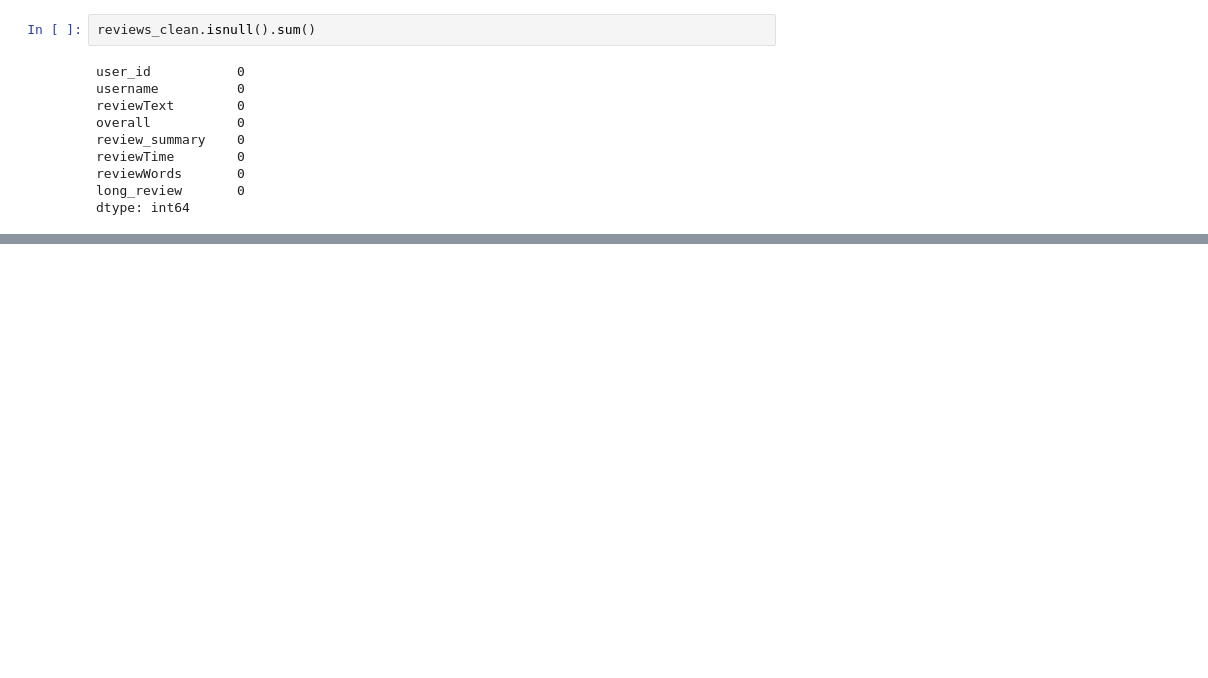
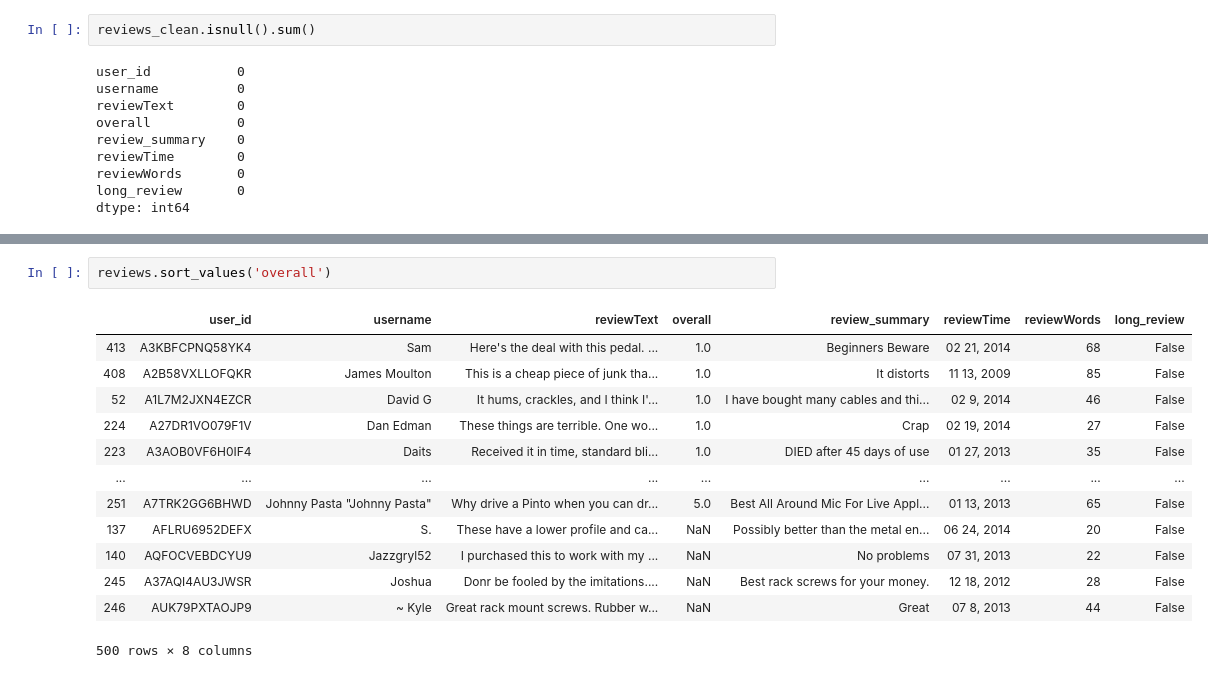
Before and after one commit to Justice-Through-Code/fall_2020, a Jupyter notebook: lessons/jupyter_notebooks/data_cleaning.ipynb, the cells around one changed output, grey strips where cells are left out. Cells and saved outputs as stored; diff of their text form; blank space fills up the shorter version.

```diff
--- a/lessons/jupyter_notebooks/data_cleaning.ipynb
+++ b/lessons/jupyter_notebooks/data_cleaning.ipynb
@@ -430,0 +449,16 @@ For this challenge in this class, make an awesome python function!
+# %%
+reviews.sort_values('overall')
+# %% [output]
+|  | user_id | username | reviewText | overall | review_summary | reviewTime | reviewWords | long_review |
+| 413 | A3KBFCPNQ58YK4 | Sam | Here's the deal with this pedal. ... | 1.0 | Beginners Beware | 02 21, 2014 | 68 | False |
+| 408 | A2B58VXLLOFQKR | James Moulton | This is a cheap piece of junk tha... | 1.0 | It distorts | 11 13, 2009 | 85 | False |
+| 52 | A1L7M2JXN4EZCR | David G | It hums, crackles, and I think I'... | 1.0 | I have bought many cables and thi... | 02 9, 2014 | 46 | False |
+| 224 | A27DR1VO079F1V | Dan Edman | These things are terrible. One wo... | 1.0 | Crap | 02 19, 2014 | 27 | False |
+| 223 | A3AOB0VF6H0IF4 | Daits | Received it in time, standard bli... | 1.0 | DIED after 45 days of use | 01 27, 2013 | 35 | False |
+| ... | ... | ... | ... | ... | ... | ... | ... | ... |
+| 251 | A7TRK2GG6BHWD | Johnny Pasta "Johnny Pasta" | Why drive a Pinto when you can dr... | 5.0 | Best All Around Mic For Live Appl... | 01 13, 2013 | 65 | False |
+| 137 | AFLRU6952DEFX | S. | These have a lower profile and ca... | NaN | Possibly better than the metal en... | 06 24, 2014 | 20 | False |
+| 140 | AQFOCVEBDCYU9 | Jazzgryl52 | I purchased this to work with my ... | NaN | No problems | 07 31, 2013 | 22 | False |
+| 245 | A37AQI4AU3JWSR | Joshua | Donr be fooled by the imitations.... | NaN | Best rack screws for your money. | 12 18, 2012 | 28 | False |
+| 246 | AUK79PXTAOJP9 | ~ Kyle | Great rack mount screws. Rubber w... | NaN | Great | 07 8, 2013 | 44 | False |
+500 rows × 8 columns
```
Also changed, not shown: parts of 24 cells of this notebook, 3 other files.
